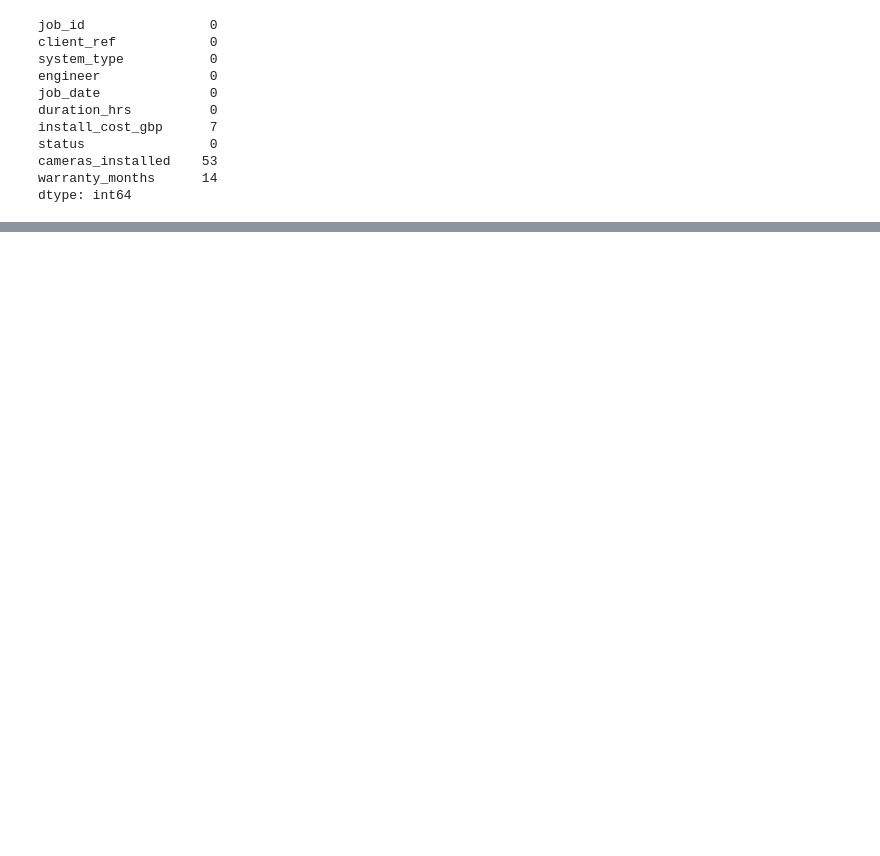
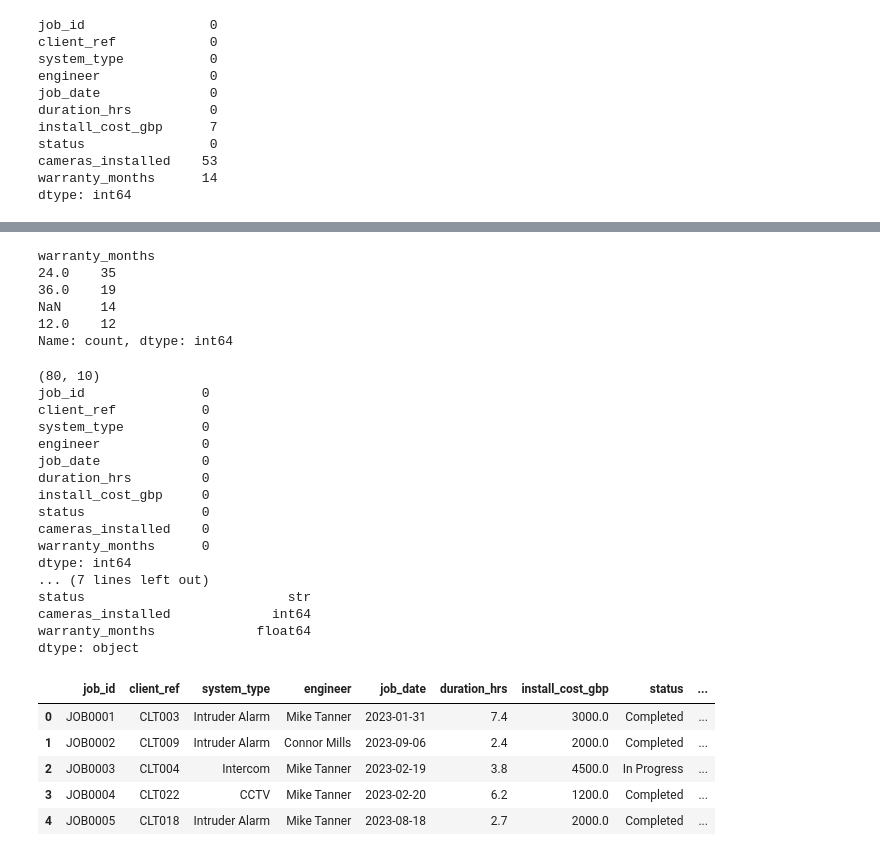
Before and after one commit to Tansoydan/Operations-Simulation, a Jupyter notebook: data_cleaning.ipynb, the cells around one changed output, grey strips where cells are left out. Cells and saved outputs as stored; diff of their text form; code cells hidden in the pictures; blank space fills up the shorter version.

```diff
--- a/data_cleaning.ipynb
+++ b/data_cleaning.ipynb
@@ -195,2 +201,2 @@ print(installs['engineer'].value_counts())
 # %%
-installs['engineer'] = installs['engineer'].str.strip().title()
+installs['engineer'] = installs['engineer'].str.strip().str.title()
@@ -196,0 +213,2 @@ installs['engineer'] = installs['engineer'].str.strip().title()
+# %%
+installs['job_date'] = installs['job_date'].apply(parse_date)
@@ -196,0 +256,43 @@ installs['engineer'] = installs['engineer'].str.strip().title()
+# %%
+installs['cameras_installed'] = installs['cameras_installed'].fillna(0).astype(int)
+# %%
+print(installs['warranty_months'].value_counts(dropna=False))
+# %% [output]
+warranty_months
+24.0    35
+36.0    19
+NaN     14
+12.0    12
+Name: count, dtype: int64
+# %%
+waranty_median = installs['warranty_months'].median()
+installs['warranty_months'] = installs['warranty_months'].fillna(waranty_median)
+# %%
+print(installs.shape)
+print(installs.isnull().sum())
+print(installs.dtypes)
+installs.head()
+# %% [output]
+(80, 10)
+job_id               0
+client_ref           0
+system_type          0
+engineer             0
+job_date             0
+duration_hrs         0
+install_cost_gbp     0
+status               0
+cameras_installed    0
+warranty_months      0
+dtype: int64
+... (7 lines left out)
+status                          str
+cameras_installed             int64
+warranty_months             float64
+dtype: object
+|  | job_id | client_ref | system_type | engineer | job_date | duration_hrs | install_cost_gbp | status | ... |
+| 0 | JOB0001 | CLT003 | Intruder Alarm | Mike Tanner | 2023-01-31 | 7.4 | 3000.0 | Completed | ... |
+| 1 | JOB0002 | CLT009 | Intruder Alarm | Connor Mills | 2023-09-06 | 2.4 | 2000.0 | Completed | ... |
+| 2 | JOB0003 | CLT004 | Intercom | Mike Tanner | 2023-02-19 | 3.8 | 4500.0 | In Progress | ... |
+| 3 | JOB0004 | CLT022 | CCTV | Mike Tanner | 2023-02-20 | 6.2 | 1200.0 | Completed | ... |
+| 4 | JOB0005 | CLT018 | Intruder Alarm | Mike Tanner | 2023-08-18 | 2.7 | 2000.0 | Completed | ... |
```
Also changed, not shown: parts of 7 cells of this notebook, 1 other file.
